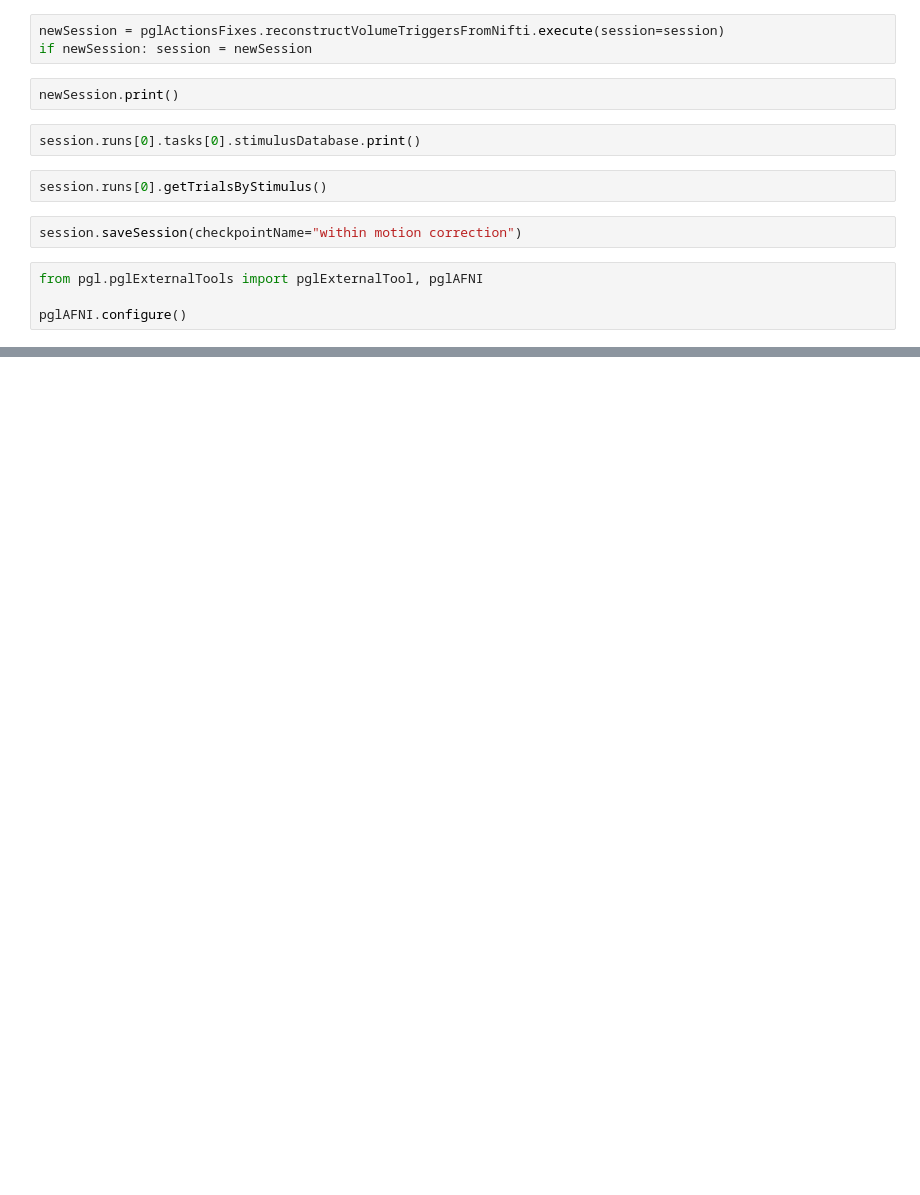
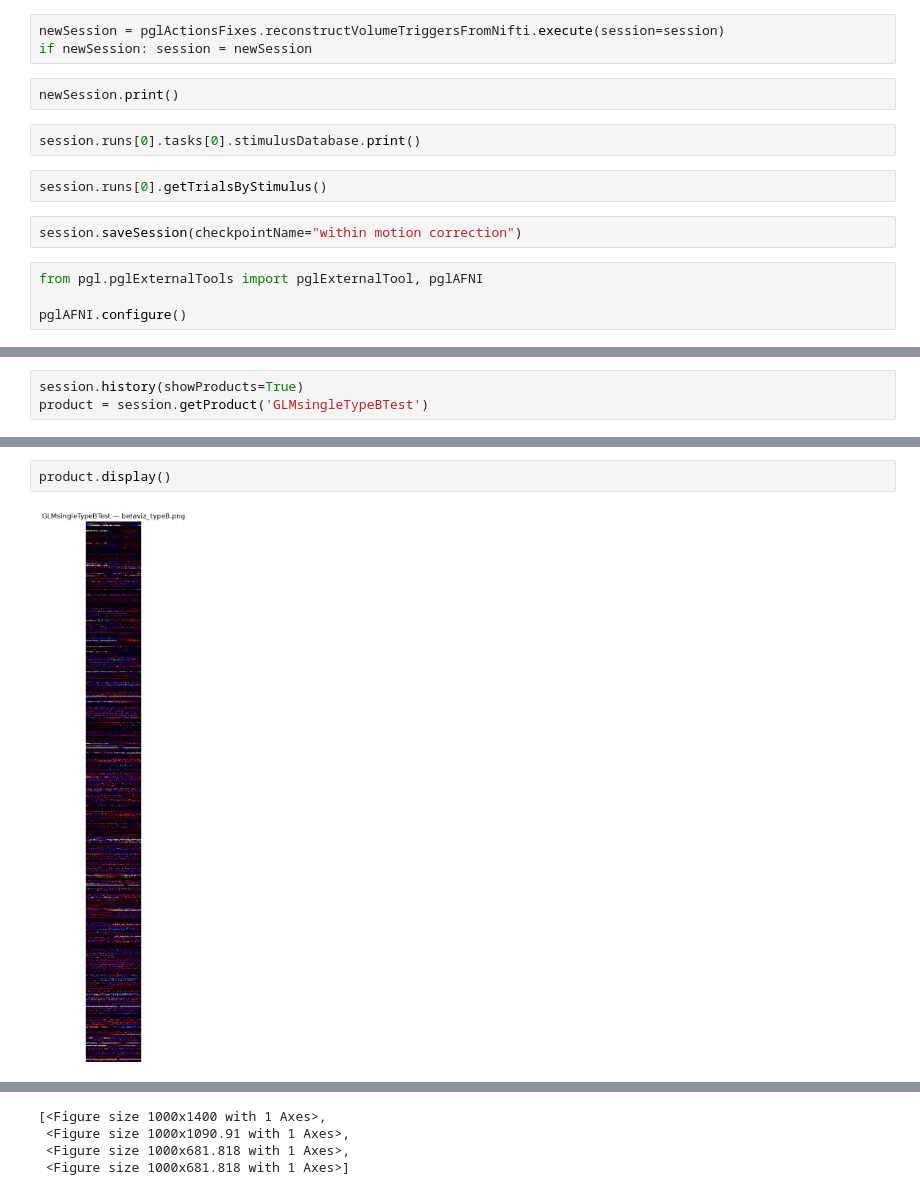
Before and after one commit to justingardner/pgl, a Jupyter notebook: tutorials/mriPipeline.ipynb, the cells around one changed output, grey strips where cells are left out. Saved outputs shown, nothing was run; the diff lists cells and outputs as text; blank space fills up the shorter version.

```diff
--- a/tutorials/mriPipeline.ipynb
+++ b/tutorials/mriPipeline.ipynb
@@ -249,0 +345,3 @@ Created: /Users/justin/proj/pgl/tutorials/pglGenericToolDialog-cd7256ca.txt
+# %%
+session.history(showProducts=True)
+product = session.getProduct('GLMsingleTypeBTest')
@@ -249,0 +365,4 @@ Created: /Users/justin/proj/pgl/tutorials/pglGenericToolDialog-cd7256ca.txt
+# %%
+product.display()
+# %% [output]
+[figure, added]
@@ -249,0 +372,4 @@ Created: /Users/justin/proj/pgl/tutorials/pglGenericToolDialog-cd7256ca.txt
+[<Figure size 1000x1400 with 1 Axes>,
+ <Figure size 1000x1090.91 with 1 Axes>,
+ <Figure size 1000x681.818 with 1 Axes>,
+ <Figure size 1000x681.818 with 1 Axes>]
```
Also changed, not shown: parts of 12 cells of this notebook, 7 other files.
